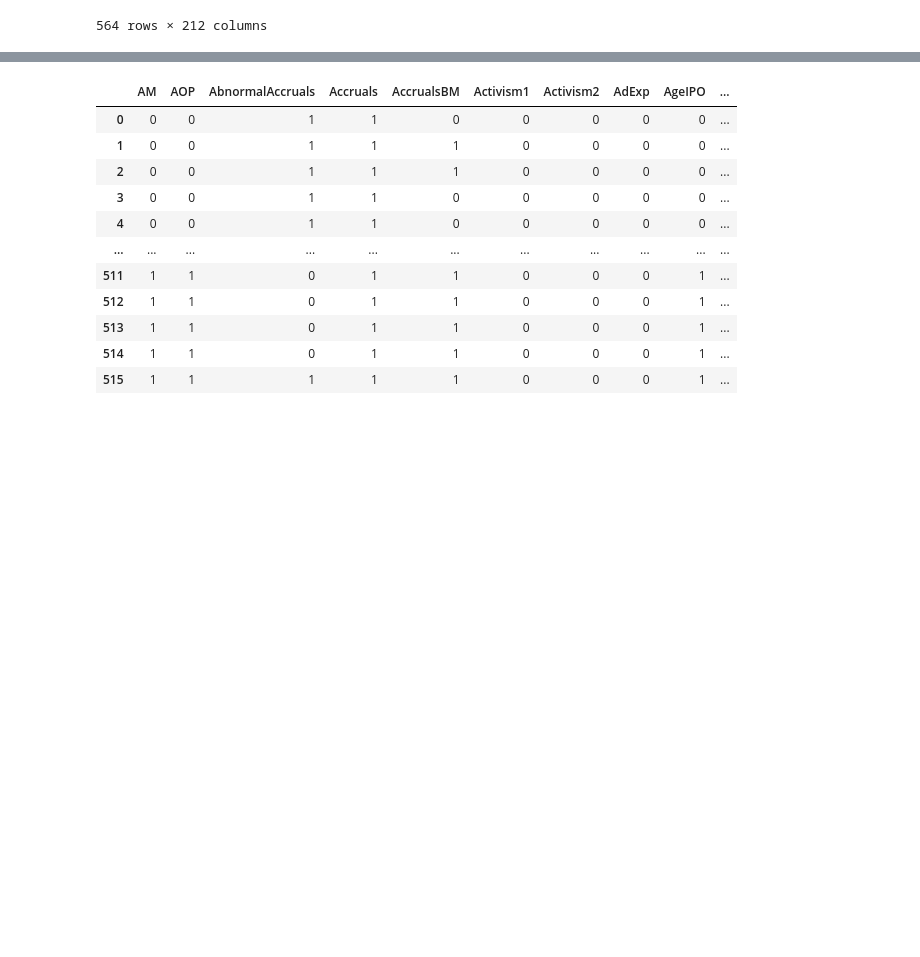
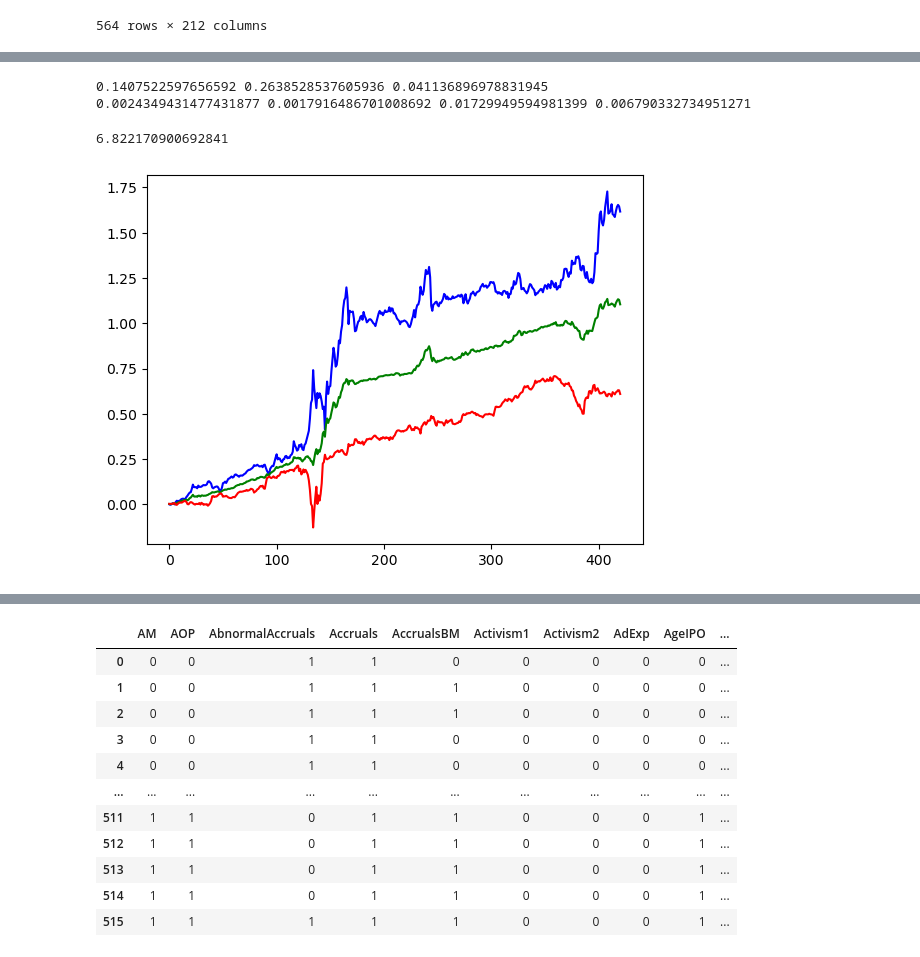
Before and after one commit to Raymondli073/Factor_timing, a Jupyter notebook: factor_timing_strat.ipynb, the cells around one changed output, grey strips where cells are left out. Cells and saved outputs as stored; diff of their text form; code cells hidden in the pictures; blank space fills up the shorter version.

```diff
--- a/factor_timing_strat.ipynb
+++ b/factor_timing_strat.ipynb
@@ -120,0 +374,29 @@ df_cum0
+# %%
+mom_port_ret = ((df_jkpfactors.shift(-1)*df_signalMOM_jkp).dropna(how='all').sum(axis=1)/df_signalMOM_jkp.sum(axis=1))
+mom_port_ret_mean = mom_port_ret.mean()
+mom_port_ret_std = mom_port_ret.std()
+sp_mom = mom_port_ret_mean/mom_port_ret_std
+((1+mom_port_ret).cumprod()-1).plot(color='blue')
+
+ew_port_ret = df_jkpfactors.shift(-1).dropna(how='all').mean(axis=1)
+ew_port_ret_mean = ew_port_ret.mean()
+ew_port_ret_std = ew_port_ret.std()
+sp_ew = ew_port_ret_mean/ew_port_ret_std
+((1+ew_port_ret).cumprod()-1).plot(color='green')
+
+mom_port_ret_neg = ((df_jkpfactors.shift(-1)*df_signalMOM_jkp_neg).dropna(how='all').sum(axis=1)/df_signalMOM_jkp_neg.sum(axis=1))
+
+((1+mom_port_ret_neg).cumprod()-1).plot(color='red')
+
+mom_LS = mom_port_ret - mom_port_ret_neg
+sp_mom_LS = mom_LS.mean()/mom_LS.std()
+
+print(sp_mom,sp_ew,sp_mom_LS)
+print(mom_port_ret_mean,ew_port_ret_mean,mom_port_ret_std,ew_port_ret_std)
+
+df_signalMOM_jkp_neg.sum(axis=1).mean()
+# %% [output]
+0.1407522597656592 0.2638528537605936 0.041136896978831945
+0.0024349431477431877 0.0017916486701008692 0.01729949594981399 0.006790332734951271
+6.822170900692841
+[figure, added]
```
Also changed, not shown: parts of 13 cells of this notebook.
